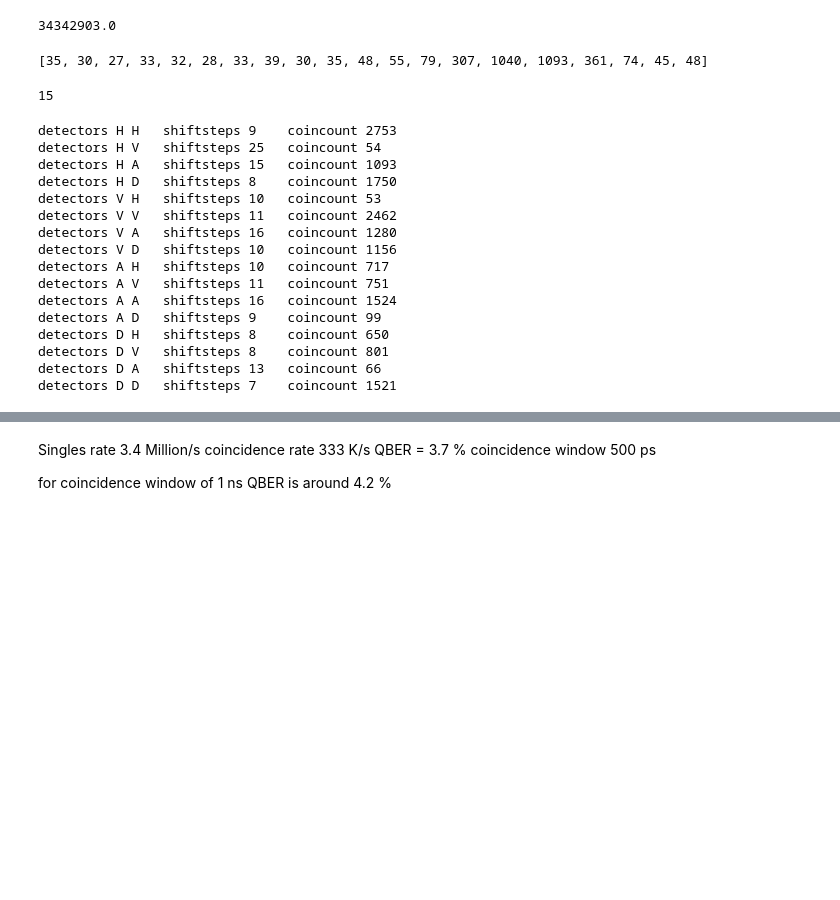
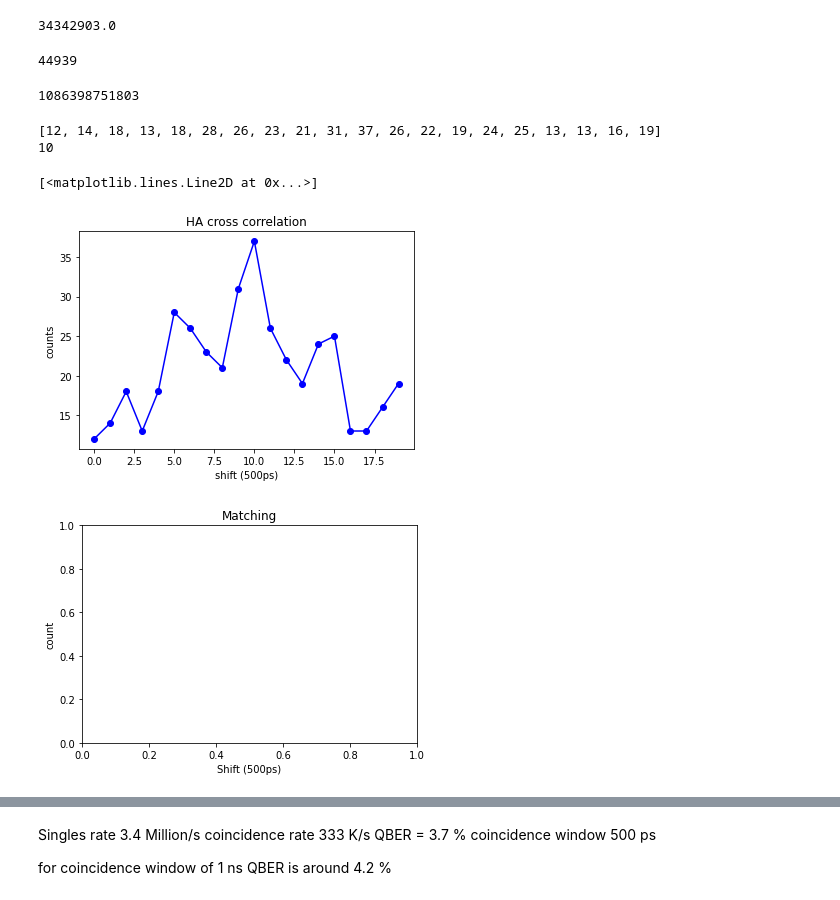
Before and after one commit to tanvirulz/qkd-table-top-v2, a Jupyter notebook: SwabianCoincidence.ipynb, the cells around one changed output, grey strips where cells are left out. Drawn from its saved outputs; the diff is of its cells as text; code cells hidden in the pictures; blank space fills up the shorter version.

```diff
--- a/SwabianCoincidence.ipynb
+++ b/SwabianCoincidence.ipynb
@@ -28,7 +30,7 @@ def loadSwabianTimeStamps(fileIn, t = np.inf):
 
         while file_reader.hasData():
             #n_events = 100000; # Number of events to read at once
-            n_events = 200000; # Number of events to read at once
+            n_events = 100000; # Number of events to read at once
 
             # Read at most n_events.
             data = file_reader.getData(n_events);  # data is an instance of TimeTagStreamBuffer
@@ -172,34 +173,43 @@ def g2_heisto(at,ad,bt,bd,amd=H,bmd=H,cwindow=1000,search_steps=10,search_direct
         heisto.append(count)
         i += 1
     return heisto
+# %%
+len(astamps)
+# %% [output]
+44939
+# %%
+astamps[0]
+# %% [output]
+1086398751803
 # %%
-h = g2_heisto(astamps, achannel,bstamps, bchannel, amd=H ,bmd=A,cwindow=500,search_steps=20,search_direction=-1)
+h = g2_heisto(astamps, achannel,bstamps, bchannel, amd=H ,bmd=V,cwindow=500,search_steps=20,search_direction=-1)
 print (h)
-h.index(max(h))
+print(h.index(max(h)))
+plt.title('HA cross correlation')
+plt.xlabel("shift (500ps)")
+plt.ylabel("counts")
+plt.plot(h,'-bo')
 # %% [output]
-[35, 30, 27, 33, 32, 28, 33, 39, 30, 35, 48, 55, 79, 307, 1040, 1093, 361, 74, 45, 48]
+[12, 14, 18, 13, 18, 28, 26, 23, 21, 31, 37, 26, 22, 19, 24, 25, 13, 13, 16, 19]
+10
-15
+[<matplotlib.lines.Line2D at 0x...>]
+[figure, added]
 # %%
 detectors = ["_","H","V","A","D"]
 # %%
 for i in range (1,5):
     for j in range (1,5):
-        h = g2_heisto(astamps, achannel,bstamps, bchannel, amd=i, bmd=j,cwindow=500,search_steps=20,search_direction=-1)
-        print ("detectors", detectors[i],detectors[j],"\tshiftsteps",h.index(max(h)),"\tcoincount",max(h))
+        if(False):
+            h = g2_heisto(astamps, achannel,bstamps, bchannel, amd=i, bmd=j,cwindow=500,search_steps=20,search_direction=-1)
+            print ("detectors", detectors[i],detectors[j],"\tshiftsteps",h.index(max(h)),"\tcoincount",max(h))
+            #if (i==j)
+            plt.plot(h, marker='o', label=detectors[i]+detectors[j])
+
+plt.title("Matching")
+plt.xlabel("Shift (500ps)")
+plt.ylabel("count")
+#plt.legend()
+plt.savefig("./plots/Matching.jpg")
+plt.show()
 # %% [output]
-detectors H H   shiftsteps 9    coincount 2753
-detectors H V   shiftsteps 25   coincount 54
-detectors H A   shiftsteps 15   coincount 1093
-detectors H D   shiftsteps 8    coincount 1750
-detectors V H   shiftsteps 10   coincount 53
-detectors V V   shiftsteps 11   coincount 2462
-detectors V A   shiftsteps 16   coincount 1280
-detectors V D   shiftsteps 10   coincount 1156
-detectors A H   shiftsteps 10   coincount 717
-detectors A V   shiftsteps 11   coincount 751
-detectors A A   shiftsteps 16   coincount 1524
-detectors A D   shiftsteps 9    coincount 99
-detectors D H   shiftsteps 8    coincount 650
-detectors D V   shiftsteps 8    coincount 801
-detectors D A   shiftsteps 13   coincount 66
-detectors D D   shiftsteps 7    coincount 1521
+[figure, added]
```
Also changed, not shown: parts of 33 cells of this notebook, 7 other files.
